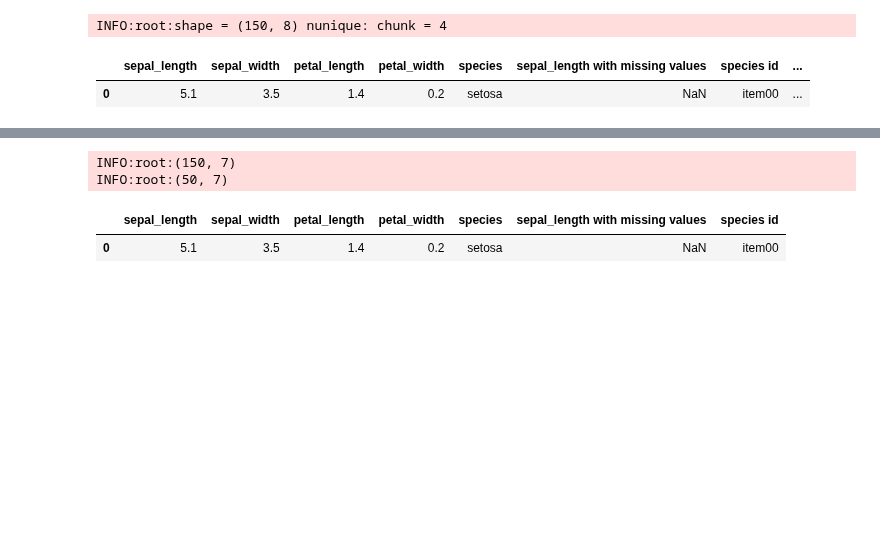
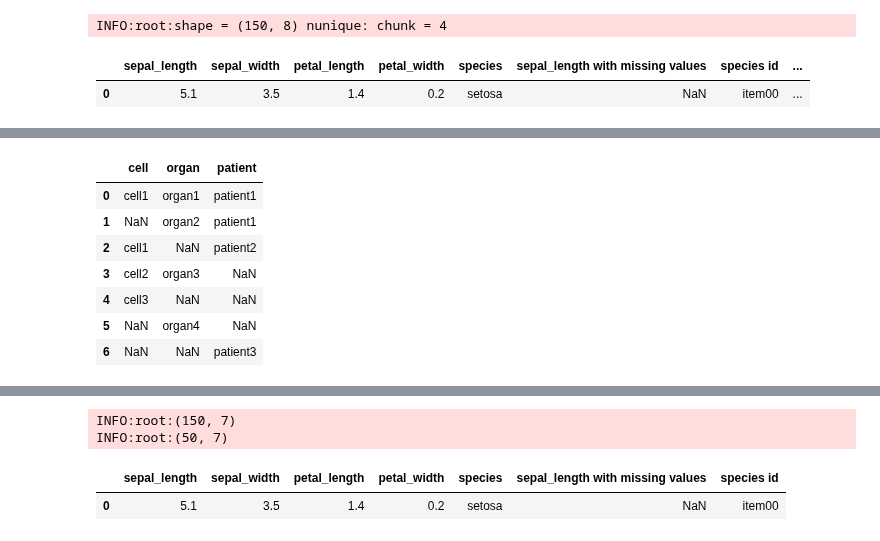
Before and after one commit to rraadd88/roux, a Jupyter notebook: examples/roux_lib_df.ipynb, the cells around one changed output, grey strips where cells are left out. Drawn from its saved outputs; the diff is of its cells as text; code cells hidden in the pictures; blank space fills up the shorter version.

```diff
--- a/examples/roux_lib_df.ipynb
+++ b/examples/roux_lib_df.ipynb
@@ -289,0 +316,16 @@ INFO:root:shape = (150, 8) nunique: chunk = 4
+# %%
+df0_rules = pd.DataFrame({
+    'cell': ['cell1', np.nan, 'cell1', 'cell2', 'cell3', np.nan, np.nan],
+    'organ': ['organ1', 'organ2', np.nan, 'organ3', np.nan, 'organ4', np.nan],
+    'patient': ['patient1', 'patient1', 'patient2', np.nan, np.nan, np.nan, 'patient3']
+})
+df0_rules
+# %% [output]
+|  | cell | organ | patient |
+| 0 | cell1 | organ1 | patient1 |
+| 1 | NaN | organ2 | patient1 |
+| 2 | cell1 | NaN | patient2 |
+| 3 | cell2 | organ3 | NaN |
+| 4 | cell3 | NaN | NaN |
+| 5 | NaN | organ4 | NaN |
+| 6 | NaN | NaN | patient3 |
```
Also changed, not shown: parts of 9 cells of this notebook, 5 other files.
